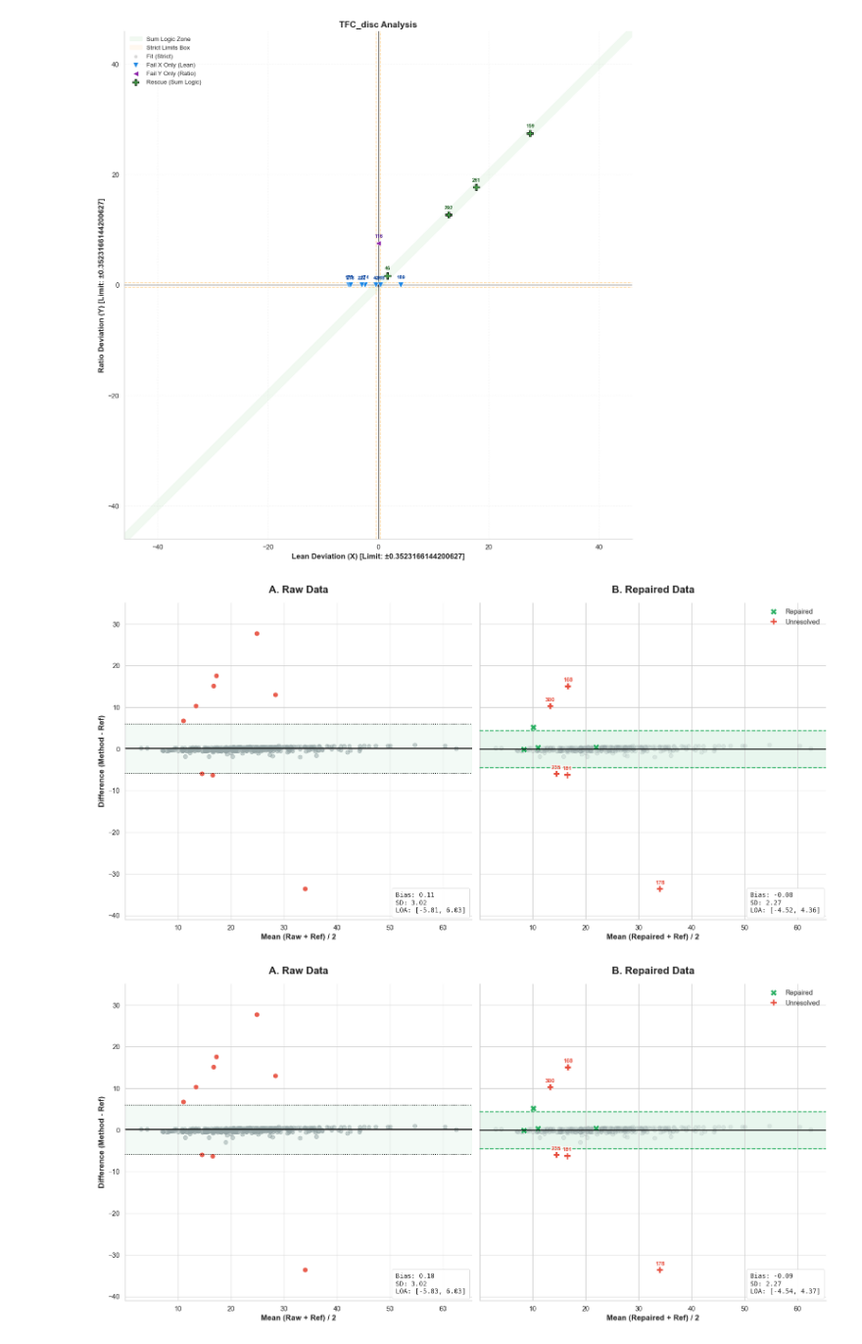
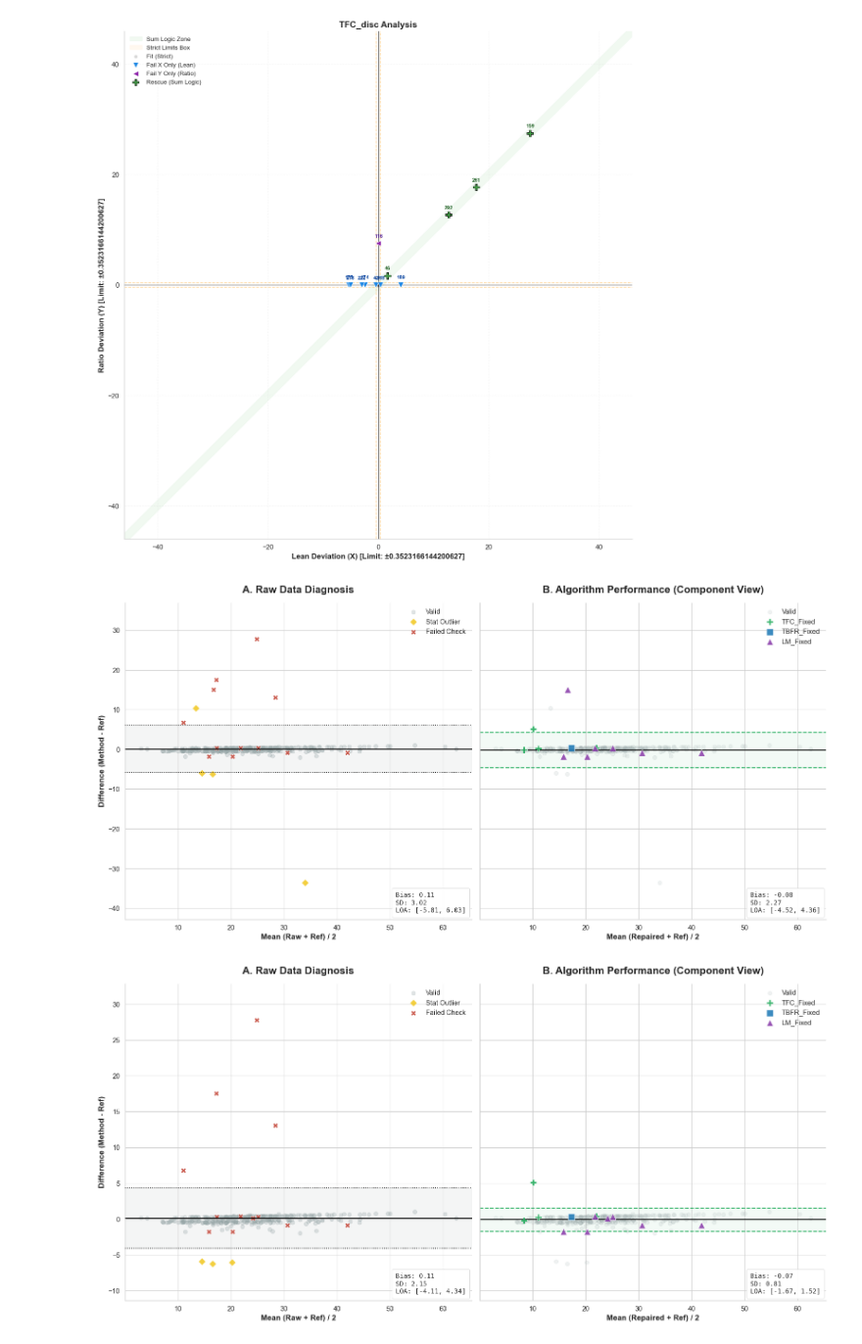
Before and after one commit to youquanneu/COMP3200_Individual_Project, a Jupyter notebook: Pipeline/FeaturesAnalysis2.ipynb, the cells around one changed output. Shown at 98% size. Drawn from its saved outputs; the diff is of its cells as text; code cells hidden in the pictures.

```diff
--- a/Pipeline/FeaturesAnalysis2.ipynb
+++ b/Pipeline/FeaturesAnalysis2.ipynb
@@ -584,0 +610,25 @@ _Bland_Altman_comparison(df_bioimpedance,col_TBW_mean_raw,col_TBW_diff_raw,col_T
+# %%
+"""
+    For those case fail all, there are two way to find TBW, assume the lower residual compare to 4C is more likely to be correct
+"""
+TBW_diff_4C_ratio = (df_bioimpedance[col_TBW_calc_4C] - df_bioimpedance[col_TBW_calc_ratio]).abs()
+TBW_diff_4C_sum = (df_bioimpedance[col_TBW_calc_4C] - df_bioimpedance[col_TBW_calc_sum]).abs()
+
+TBW_ratio_approach = TBW_disc_fail_all_lim & (TBW_diff_4C_ratio < TBW_diff_4C_sum)
+TBW_sum_approach = TBW_disc_fail_all_lim & (TBW_diff_4C_sum < TBW_diff_4C_ratio)
+
+# Assume ECF/TBW and ECW is approximately correct, TBW and ICW is wrong
+df_bioimpedance.loc[TBW_ratio_approach, col_TBW_fixed] = df_bioimpedance.loc[TBW_ratio_approach, col_TBW_calc_ratio]
+df_bioimpedance.loc[TBW_ratio_approach, col_TBW_fix_status] = True
+col_ICW_calc_fixedSum = 'ICW_calc_fixedSum'
+df_bioimpedance[col_ICW_calc_fixedSum] = df_bioimpedance[col_TBW_calc_ratio] - df_bioimpedance['Extracellular Water (ECW)']
+df_bioimpedance.loc[TBW_ratio_approach, col_ICW_fixed] = df_bioimpedance.loc[TBW_ratio_approach, col_ICW_calc_fixedSum]
+df_bioimpedance.loc[TBW_ratio_approach, col_ICW_fix_status] = True
+
+# Assume ECW and ICW is approximately correct, TBW and ECF/TBW is wrong
+df_bioimpedance.loc[TBW_sum_approach, col_TBW_fixed] = df_bioimpedance.loc[TBW_sum_approach, col_TBW_calc_sum]
+df_bioimpedance.loc[TBW_sum_approach, col_TBW_fix_status] = True
+col_ECF_TBW_calc_fixedRatio = 'ECF/TBW_calc_ratio'
+df_bioimpedance[col_ECF_TBW_calc_fixedRatio] = df_bioimpedance['Extracellular Water (ECW)']/df_bioimpedance[col_TBW_calc_ratio]
+df_bioimpedance.loc[TBW_sum_approach, col_ECF_TBW_fixed] = df_bioimpedance.loc[TBW_sum_approach, col_ECF_TBW_calc_fixedRatio]
+df_bioimpedance.loc[TBW_sum_approach, col_ECF_TBW_fix_status] = True
@@ -704,36 +797,42 @@ _Bland_Altman_comparison(
     col_TFC_diff_raw_TBW_unfixed,
     col_TFC_mean_fixed_TBW_unfixed,
     col_TFC_diff_fixed_TBW_unfixed,
-    col_TFC_fix_status
+    col_TFC_fix_status,
+    col_TBFR_fix_status,
+    col_LM_fix_status,
+    TFC_disc_fit_both_lim
 )
 # %% [output]
-[figure, old version]
+[figure, new version]
 # %%
 col_TFC_calc_4C_TBW_fixed = 'TFC_calc_4C_TBW_fixed'
 df_bioimpedance[col_TFC_calc_4C_TBW_fixed] = df_bioimpedance['Weight'] - df_bioimpedance[col_TBW_fixed] - df_bioimpedance['Bone Mass (BM)'] - df_bioimpedance[col_TPC_calc_ratio] - epsilon_4C
 
 col_TFC_mean_raw_TBW_fixed = 'TFC_mean_raw_TBW_fixed'
 df_bioimpedance[col_TFC_mean_raw_TBW_fixed] = (df_bioimpedance['Total Fat Content (TFC)'] + df_bioimpedance[col_TFC_calc_4C_TBW_fixed]) / 2
 
 col_TFC_diff_raw_TBW_fixed = 'TFC_diff_raw_TBW_fixed'
 df_bioimpedance[col_TFC_diff_raw_TBW_fixed] = df_bioimpedance['Total Fat Content (TFC)'] - df_bioimpedance[col_TFC_calc_4C_TBW_fixed]
 
 col_TFC_mean_fixed_TBW_fixed = 'TFC_mean_fixed_TBW_fixed'
 df_bioimpedance[col_TFC_mean_fixed_TBW_fixed] = (df_bioimpedance[col_TFC_fixed] + df_bioimpedance[col_TFC_calc_4C_TBW_fixed]) / 2
 
 col_TFC_diff_fixed_TBW_fixed = 'TFC_diff_fixed_TBW_fixed'
 df_bioimpedance[col_TFC_diff_fixed_TBW_fixed] = df_bioimpedance[col_TFC_fixed] - df_bioimpedance[col_TFC_calc_4C_TBW_fixed]
 
 _Bland_Altman_comparison(
     df_bioimpedance,
     col_TFC_mean_raw_TBW_fixed,
     col_TFC_diff_raw_TBW_fixed,
     col_TFC_mean_fixed_TBW_fixed,
     col_TFC_diff_fixed_TBW_fixed,
-    col_TFC_fix_status
+    col_TFC_fix_status,
+    col_TBFR_fix_status,
+    col_LM_fix_status,
+    TFC_disc_fit_both_lim
 )
 # %% [output]
-[figure, old version]
+[figure, new version]
 # %%
 # ==========================================
 # 1. Define the Sums (Method)
```
Also changed, not shown: parts of 24 cells of this notebook.
